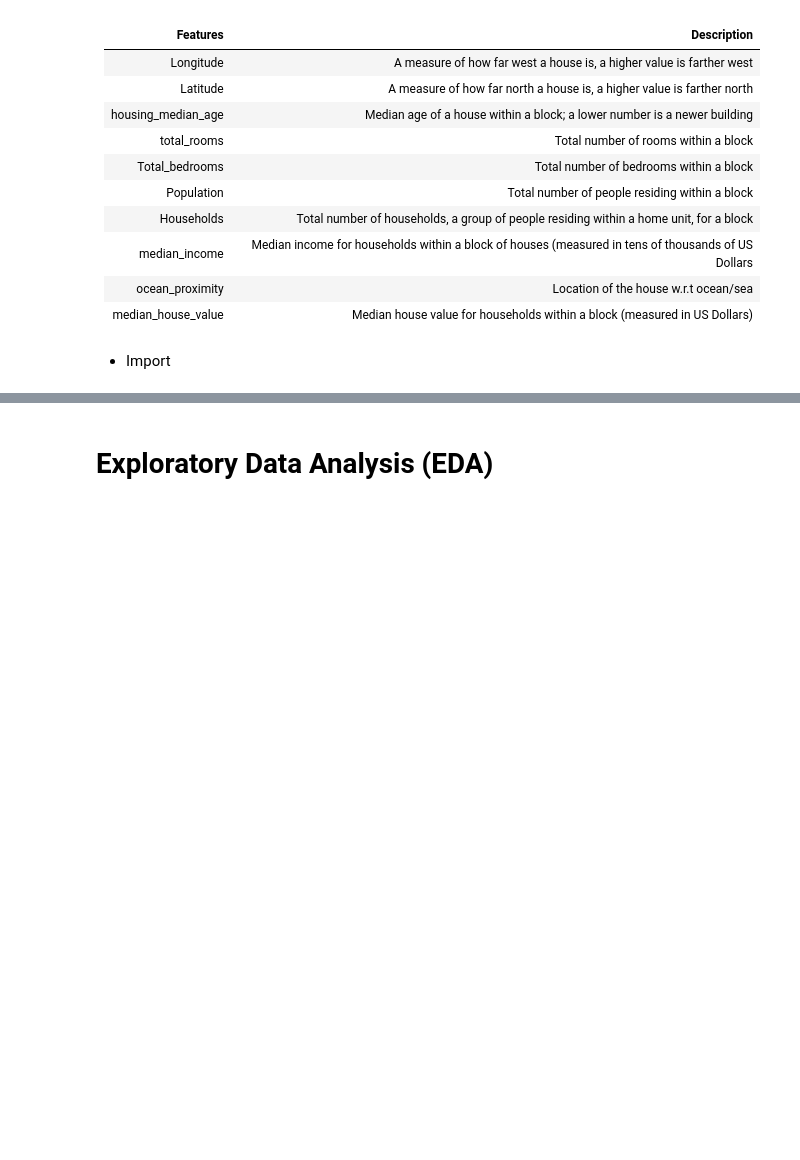
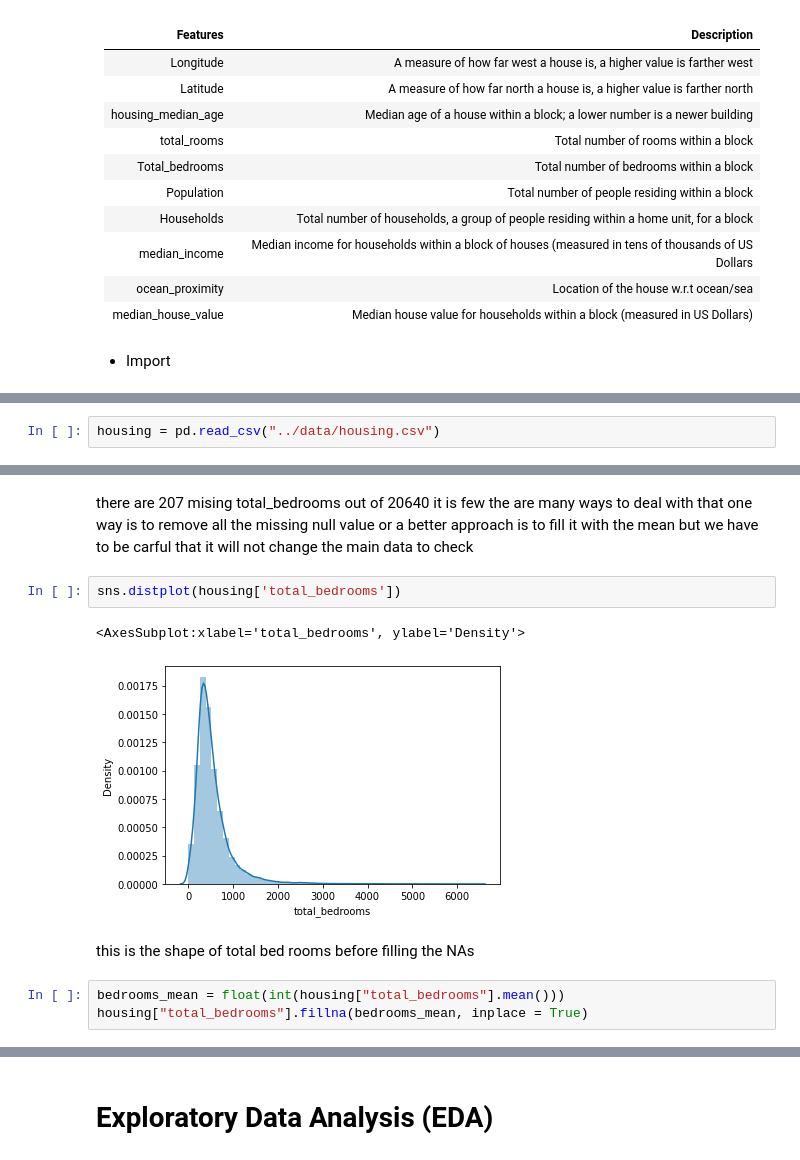
Before and after one commit to Abdulmalik-rebdi/California-housing, a Jupyter notebook: src/CALIFORNIA HOUSING PRICES.ipynb, the cells around one changed output, grey strips where cells are left out. Cells and saved outputs as stored; diff of their text form; blank space fills up the shorter version.

```diff
--- a/src/CALIFORNIA HOUSING PRICES.ipynb
+++ b/src/CALIFORNIA HOUSING PRICES.ipynb
@@ -55,0 +77,2 @@ from sklearn.decomposition import TruncatedSVD
+# %%
+housing = pd.read_csv("../data/housing.csv")
@@ -55,0 +97,14 @@ from sklearn.decomposition import TruncatedSVD
+# %% [markdown]
+there are 207 mising total_bedrooms out of 20640 it is few the are many ways  to deal with that
+one way is to remove all the missing null value
+or a better approach is to  fill it with the mean but we have to be carful that it will not change the main data to check
+# %%
+sns.distplot(housing['total_bedrooms'])
+# %% [output]
+<AxesSubplot:xlabel='total_bedrooms', ylabel='Density'>
+[figure, added]
+# %% [markdown]
+this is the shape of total bed rooms before filling the NAs
+# %%
+bedrooms_mean = float(int(housing["total_bedrooms"].mean()))
+housing["total_bedrooms"].fillna(bedrooms_mean, inplace = True)
```
Also changed, not shown: parts of 31 cells of this notebook, 14 other files.
